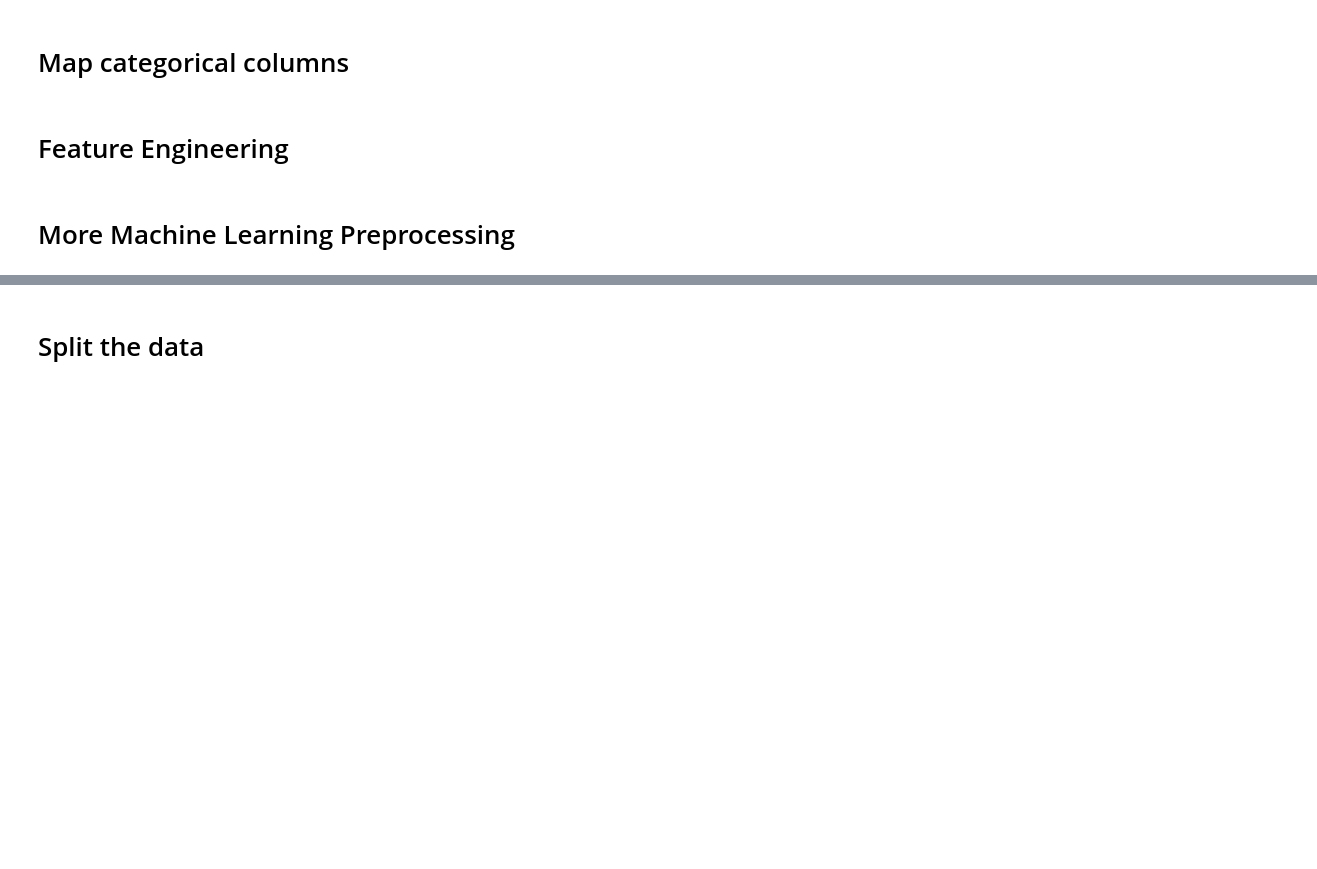
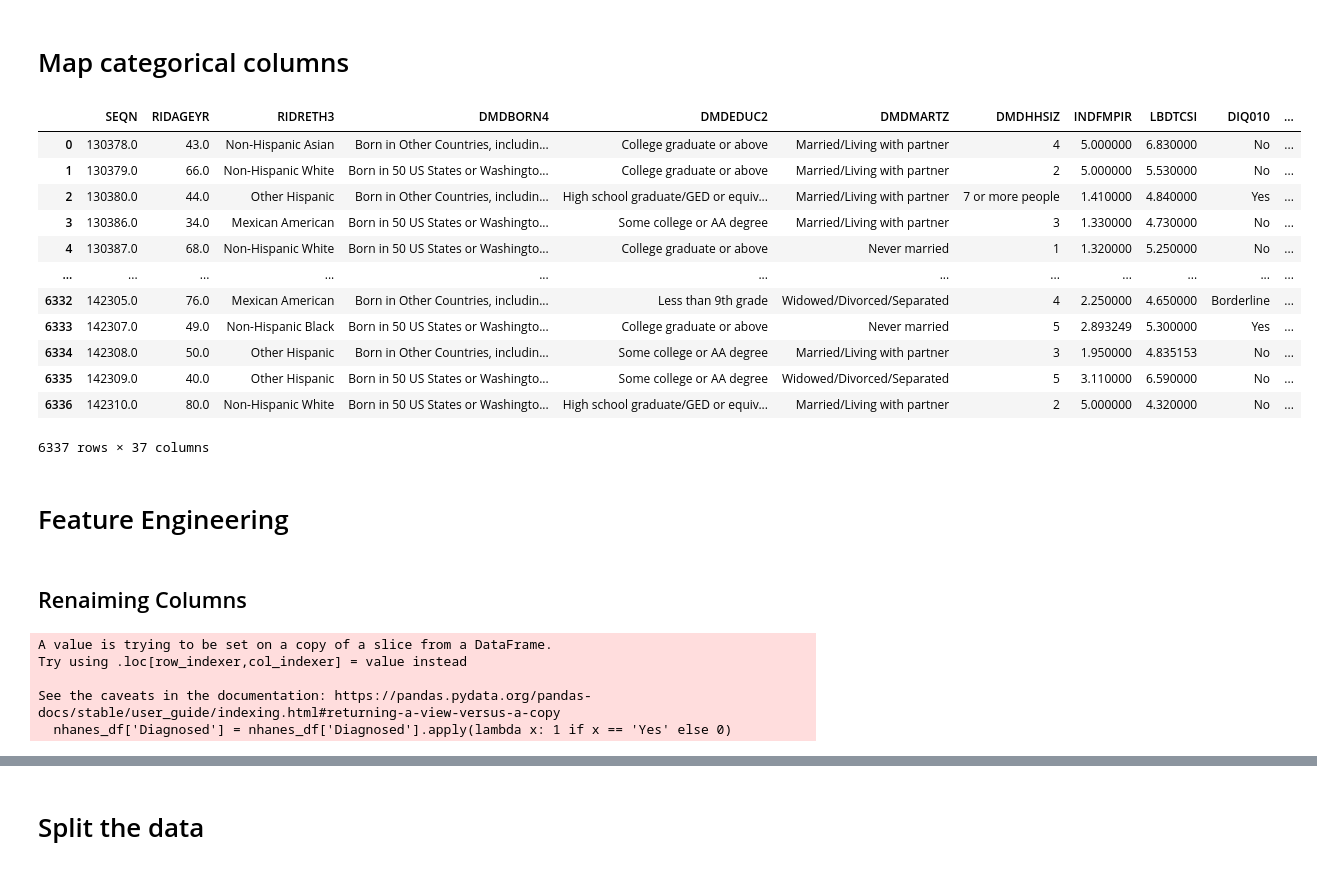
Before and after one commit to lizbethkr/Operation-Diabetes-Prevention, a Jupyter notebook: notebooks/02_data_preprocessing.ipynb, the cells around one changed output, grey strips where cells are left out. Cells and saved outputs as stored; diff of their text form; code cells hidden in the pictures; blank space fills up the shorter version.

```diff
--- a/notebooks/02_data_preprocessing.ipynb
+++ b/notebooks/02_data_preprocessing.ipynb
@@ -32,7 +51,22 @@ nhanes_df = pd.read_csv('../data/cleaned/nhanes_cleaned.csv')
 # Map categorical columns
 # %%
 nhanes_df = map_cat_vars(nhanes_df)
+nhanes_df
+# %% [output]
+|  | SEQN | RIDAGEYR | RIDRETH3 | DMDBORN4 | DMDEDUC2 | DMDMARTZ | DMDHHSIZ | INDFMPIR | LBDTCSI | DIQ010 | ... |
+| 0 | 130378.0 | 43.0 | Non-Hispanic Asian | Born in Other Countries, includin... | College graduate or above | Married/Living with partner | 4 | 5.000000 | 6.830000 | No | ... |
+| 1 | 130379.0 | 66.0 | Non-Hispanic White | Born in 50 US States or Washingto... | College graduate or above | Married/Living with partner | 2 | 5.000000 | 5.530000 | No | ... |
+| 2 | 130380.0 | 44.0 | Other Hispanic | Born in Other Countries, includin... | High school graduate/GED or equiv... | Married/Living with partner | 7 or more people | 1.410000 | 4.840000 | Yes | ... |
+| 3 | 130386.0 | 34.0 | Mexican American | Born in 50 US States or Washingto... | Some college or AA degree | Married/Living with partner | 3 | 1.330000 | 4.730000 | No | ... |
+| 4 | 130387.0 | 68.0 | Non-Hispanic White | Born in 50 US States or Washingto... | College graduate or above | Never married | 1 | 1.320000 | 5.250000 | No | ... |
+| ... | ... | ... | ... | ... | ... | ... | ... | ... | ... | ... | ... |
+| 6332 | 142305.0 | 76.0 | Mexican American | Born in Other Countries, includin... | Less than 9th grade | Widowed/Divorced/Separated | 4 | 2.250000 | 4.650000 | Borderline | ... |
+| 6333 | 142307.0 | 49.0 | Non-Hispanic Black | Born in 50 US States or Washingto... | College graduate or above | Never married | 5 | 2.893249 | 5.300000 | Yes | ... |
+| 6334 | 142308.0 | 50.0 | Other Hispanic | Born in Other Countries, includin... | Some college or AA degree | Married/Living with partner | 3 | 1.950000 | 4.835153 | No | ... |
+| 6335 | 142309.0 | 40.0 | Other Hispanic | Born in 50 US States or Washingto... | Some college or AA degree | Widowed/Divorced/Separated | 5 | 3.110000 | 6.590000 | No | ... |
+| 6336 | 142310.0 | 80.0 | Non-Hispanic White | Born in 50 US States or Washingto... | High school graduate/GED or equiv... | Married/Living with partner | 2 | 5.000000 | 4.320000 | No | ... |
+6337 rows × 37 columns
 # %% [markdown]
 # Feature Engineering
-# %% [markdown]
-# More Machine Learning Preprocessing
+# %% [markdown]
+## Renaiming Columns
@@ -38,0 +171,8 @@ nhanes_df = map_cat_vars(nhanes_df)
+# %%
+nhanes_df['Diagnosed'] = nhanes_df['Diagnosed'].apply(lambda x: 1 if x == 'Yes' else 0)
+# %% [output]
+A value is trying to be set on a copy of a slice from a DataFrame.
+Try using .loc[row_indexer,col_indexer] = value instead
+
+See the caveats in the documentation: https://pandas.pydata.org/pandas-docs/stable/user_guide/indexing.html#returning-a-view-versus-a-copy
+  nhanes_df['Diagnosed'] = nhanes_df['Diagnosed'].apply(lambda x: 1 if x == 'Yes' else 0)
```
Also changed, not shown: parts of 30 cells of this notebook.
